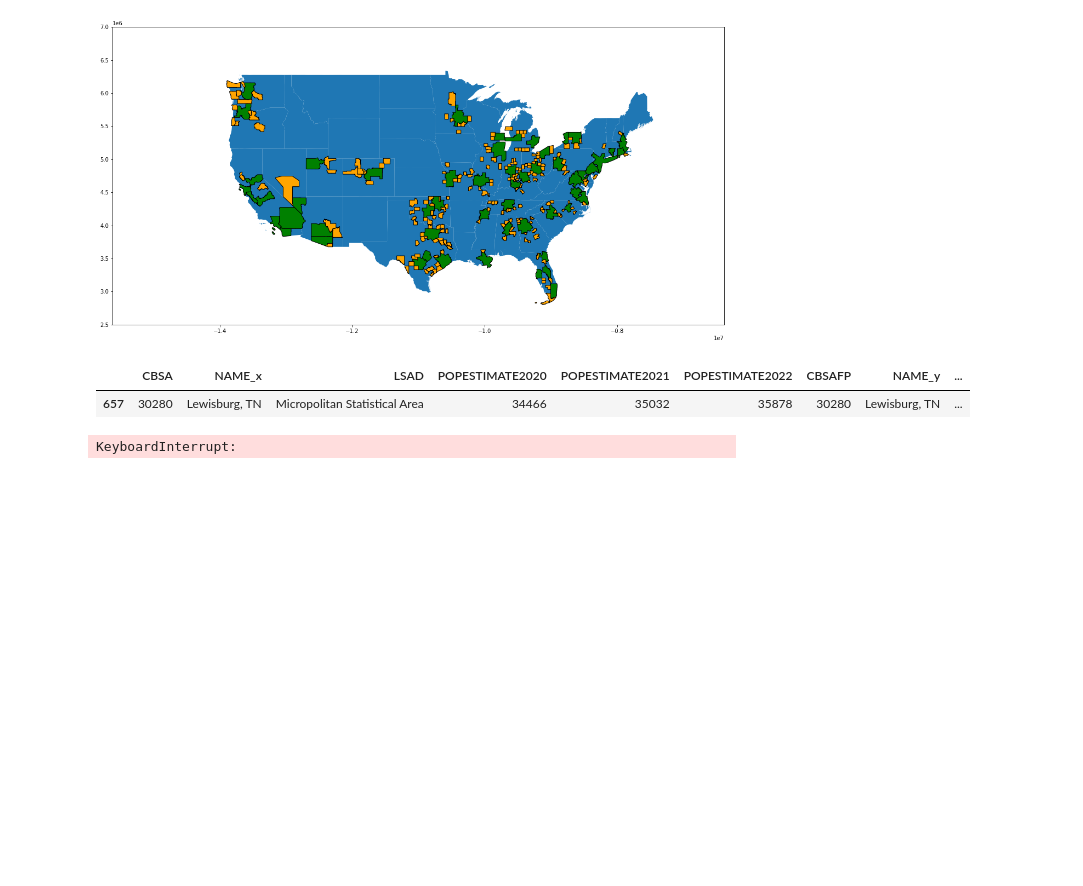
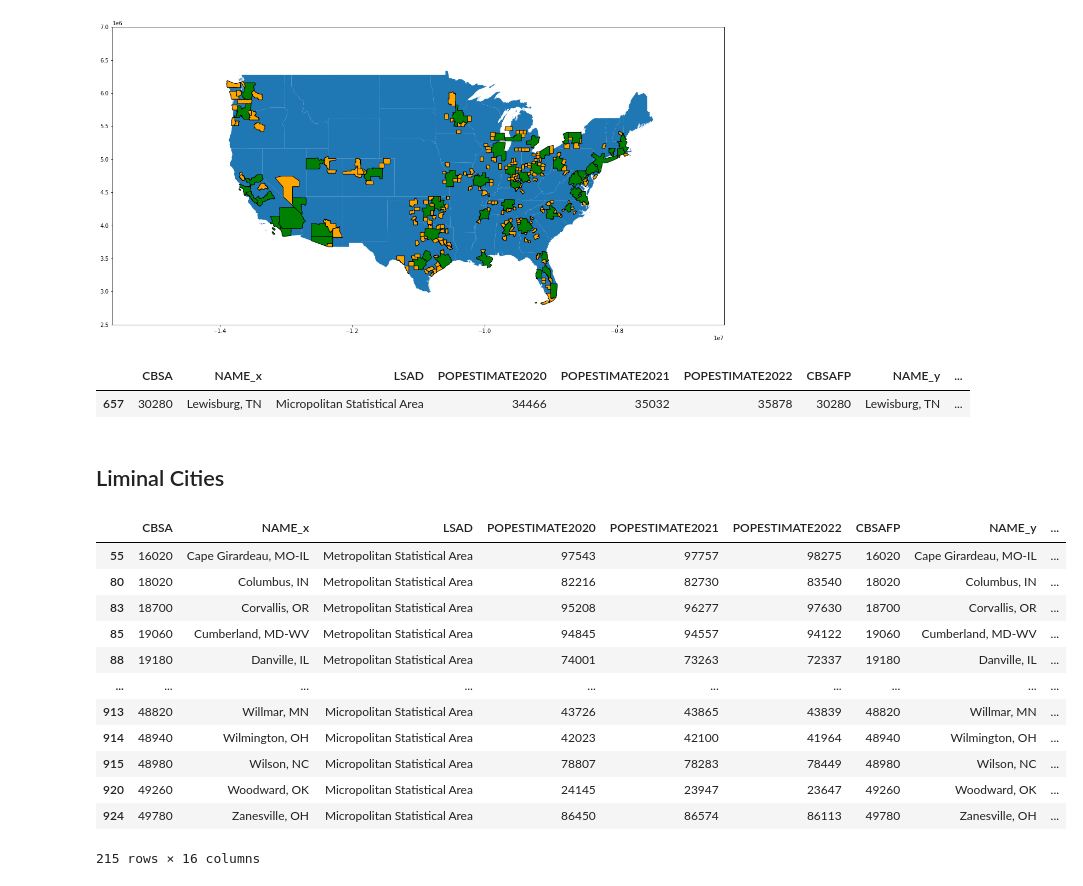
Before and after one commit to ElliottGAbel/Liminal_Cities, a Jupyter notebook: project.ipynb, the cells around one changed output. Saved outputs shown, nothing was run; the diff lists cells and outputs as text; code cells hidden in the pictures; blank space fills up the shorter version.

```diff
--- a/project.ipynb
+++ b/project.ipynb
@@ -14,6 +15,7 @@ import glob
 # Load data
 # %%
 dataFolder = '/work/group/egodat/reu23_clark/data'
+LODESYear = '20'
 # %%
 #Annual Resident Population Estimates for Metropolitan/Micropolitan Statistical Areas (https://www.census.gov/data/tables/time-series/demo/popest/2020s-total-metro-and-micro-statistical-areas.html first dataset)
 
@@ -194,18 +196,19 @@ File aleady exists /work/group/egodat/reu23_clark/data/LODES_XWALK/wy_xwalk.csv
 # %%
 #Load orgin-destination data (loops through each state)
 
-if os.path.exists(dataFolder + "/od_data_combined.pkl"):
-    odData = pd.read_pickle(dataFolder + "/od_data_combined.pkl")
+if os.path.exists(dataFolder + "/od_data_combined" + LODESYear + ".pkl"):
+    print("Loading cached file...")
+    odData = pd.read_pickle(dataFolder + "/od_data_combined" + LODESYear + ".pkl")
 else:
     stateData = []
 
-    for path in glob.glob(dataFolder + "/LODES/*_od_main_JT00_20*.csv"):
+    for path in glob.glob(dataFolder + "/LODES" + LODESYear + "/*_od_main_JT00_20*.csv"):
         print(".", end="")
         odData = pd.read_csv(path)
         odData = odData[['w_geocode', 'h_geocode', 'S000']]
         stateData.append(odData)
 
     odData = pd.concat(stateData)
-    odData.to_pickle(dataFolder + "/od_data_combined.pkl")
+    odData.to_pickle(dataFolder + "/od_data_combined" + LODESYear + ".pkl")
     odData
 #.................................................
@@ -243,13 +247,17 @@ bgrpToCbsa = dict(zip(bgrpToCbsa.index, bgrpToCbsa.values)) #Dict is faster for
 # %%
 #Lookup cbsa for blockgroup
-if os.path.exists(dataFolder + "/od_table.pkl"):
+if os.path.exists(dataFolder + "/od_table" + LODESYear + ".pkl"):
     print("Loading cached file...")
-    odTable = pd.read_pickle(dataFolder + "/od_table.pkl")
+    odTable = pd.read_pickle(dataFolder + "/od_table" + LODESYear + ".pkl")
 else:
+    #Lookup table to make finding a blockgroup's cbsa fast
+    bgrpToCbsa = xwalk.groupby('bgrp').first()['cbsa']
+    bgrpToCbsa = dict(zip(bgrpToCbsa.index, bgrpToCbsa.values)) #Dict is faster for lookup
+
     odData['w_cbsa'] = odData['w_bgrp'].apply(lambda c: bgrpToCbsa[c])
     odData['h_cbsa'] = odData['h_bgrp'].apply(lambda c: bgrpToCbsa[c])
     odTable = odData.groupby(['h_cbsa', 'w_cbsa']).sum()['S000']
-    odTable.to_pickle(dataFolder + "/od_table.pkl")
+    odTable.to_pickle(dataFolder + "/od_table" + LODESYear + ".pkl")
 
 odTable
 # %% [output]
@@ -271,12 +279,12 @@ Name: S000, Length: 29665, dtype: float64
 ## Working population lookup table
 How many people work in blockgroup x (and commute somewhere) = workingPop[x]
 # %%
-if os.path.exists(dataFolder + "/workingPop.pkl"):
+if os.path.exists(dataFolder + "/workingPop" + LODESYear + ".pkl"):
     print("Loading cached file...")
-    workingPop = pd.read_pickle(dataFolder + "/workingPop.pkl")
+    workingPop = pd.read_pickle(dataFolder + "/workingPop" + LODESYear + ".pkl")
 else:
     workingPop = odData.groupby(['h_cbsa']).sum()['S000']
-    workingPop.to_pickle(dataFolder + "/workingPop.pkl")
+    workingPop.to_pickle(dataFolder + "/workingPop" + LODESYear + ".pkl")
 
 workingPop
 # %% [output]
@@ -447,12 +455,20 @@ gdf[gdf['micro'] & gdf['inBuff'] & (gdf['commutePercent'] > 50)]
 |  | CBSA | NAME_x | LSAD | POPESTIMATE2020 | POPESTIMATE2021 | POPESTIMATE2022 | CBSAFP | NAME_y | ... |
 | 657 | 30280 | Lewisburg, TN | Micropolitan Statistical Area | 34466 | 35032 | 35878 | 30280 | Lewisburg, TN | ... |
 # %%
-m = statesShp.explore()
-m = gdf[gdf['metro']].explore(m=m, color="green")
-m = gdf[gdf['micro'] & gdf['inBuff'] & (gdf['commutePercent'] > 10)].explore(m=m, color="orange")
+contUS = ['AL', 'AZ', 'AR', 'CA', 'CO', 'CT', 'DE', 'FL', 'GA', 'ID', 'IL', 'IN', 'IA', 'KS', 'KY', 'LA', 'ME', 'MD', 'MA', 'MI', 'MN', 'MS', 'MO', 'MT', 'NE', 'NV', 'NH', 'NJ', 'NM', 'NY', 'NC', 'ND', 'OH', 'OK', 'OR', 'PA', 'RI', 'SC', 'SD', 'TN', 'TX', 'UT', 'VT', 'VA', 'WA', 'WV', 'WI', 'WY']
+tooltip = ['CBSA', 'NAME_x', 'LSAD', 'POPESTIMATE2021', 'commuteBuffCount', 'workingPop', 'commutePercent']
+
+m = statesShp[statesShp['STUSPS'].isin(contUS)].explore(style_kwds=dict(
+    weight=1,
+    fill=False
+))
+m = gdf[gdf['metro']]['buff'].explore(m=m, color="green", style_kwds=dict(
+    weight=1,
+    fillOpacity=0.2
+))
+m = gdf[gdf['metro']].explore(m=m, color="green", tooltip=tooltip)
+m = gdf[gdf['micro'] & gdf['inBuff'] & (gdf['commutePercent'] > 10)].explore(m=m, color="orange", tooltip=tooltip)
 folium.LayerControl().add_to(m)
 
-m
-#m.save("map.html")
+m.save("figures/map.html")
+# m
-# %% [output]
-KeyboardInterrupt:
@@ -458,0 +498,19 @@ KeyboardInterrupt:
+# %% [markdown]
+## Liminal Cities
+# %%
+liminalCities = gdf[gdf['micro'] & gdf['inBuff'] & (gdf['commutePercent'] > 10)].copy()
+liminalCities
+# %% [output]
+|  | CBSA | NAME_x | LSAD | POPESTIMATE2020 | POPESTIMATE2021 | POPESTIMATE2022 | CBSAFP | NAME_y | ... |
+| 55 | 16020 | Cape Girardeau, MO-IL | Metropolitan Statistical Area | 97543 | 97757 | 98275 | 16020 | Cape Girardeau, MO-IL | ... |
+| 80 | 18020 | Columbus, IN | Metropolitan Statistical Area | 82216 | 82730 | 83540 | 18020 | Columbus, IN | ... |
+| 83 | 18700 | Corvallis, OR | Metropolitan Statistical Area | 95208 | 96277 | 97630 | 18700 | Corvallis, OR | ... |
+| 85 | 19060 | Cumberland, MD-WV | Metropolitan Statistical Area | 94845 | 94557 | 94122 | 19060 | Cumberland, MD-WV | ... |
+| 88 | 19180 | Danville, IL | Metropolitan Statistical Area | 74001 | 73263 | 72337 | 19180 | Danville, IL | ... |
+| ... | ... | ... | ... | ... | ... | ... | ... | ... | ... |
+| 913 | 48820 | Willmar, MN | Micropolitan Statistical Area | 43726 | 43865 | 43839 | 48820 | Willmar, MN | ... |
+| 914 | 48940 | Wilmington, OH | Micropolitan Statistical Area | 42023 | 42100 | 41964 | 48940 | Wilmington, OH | ... |
+| 915 | 48980 | Wilson, NC | Micropolitan Statistical Area | 78807 | 78283 | 78449 | 48980 | Wilson, NC | ... |
+| 920 | 49260 | Woodward, OK | Micropolitan Statistical Area | 24145 | 23947 | 23647 | 49260 | Woodward, OK | ... |
+| 924 | 49780 | Zanesville, OH | Micropolitan Statistical Area | 86450 | 86574 | 86113 | 49780 | Zanesville, OH | ... |
+215 rows × 16 columns
```
Also changed, not shown: parts of 7 cells of this notebook, 4 other files.
